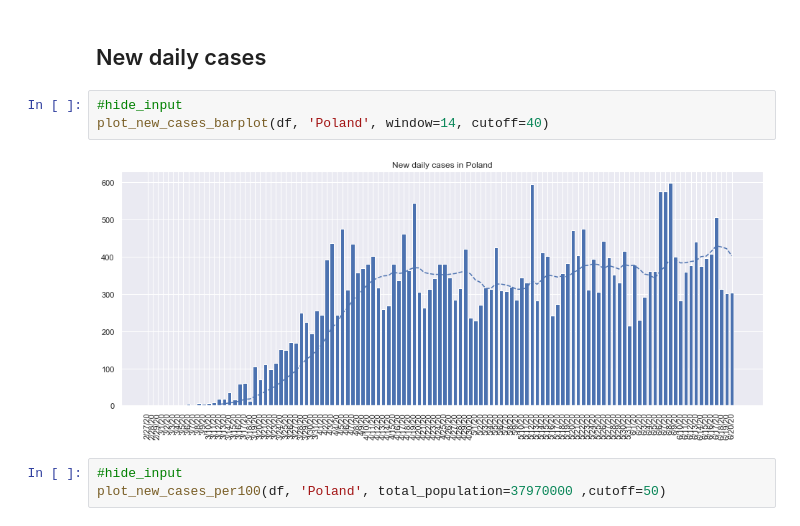
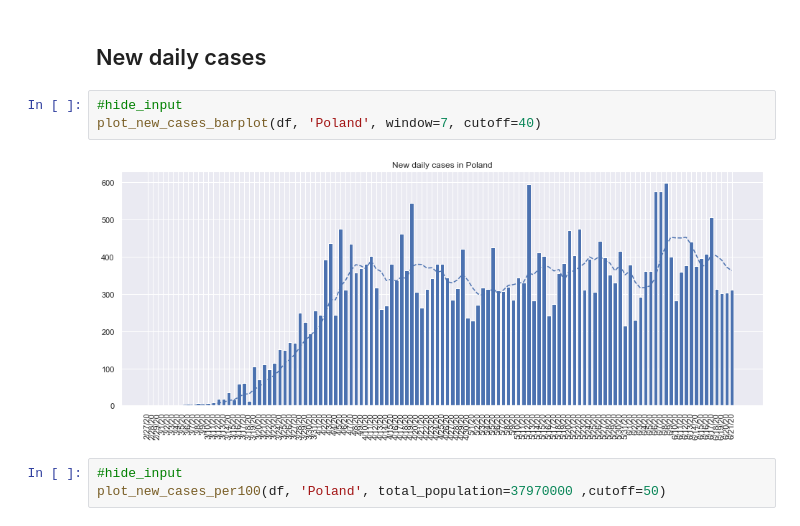
Before and after one commit to IvonaTau/covid19, a Jupyter notebook: _notebooks/2020-03-29-poland.ipynb, the cells around one changed output. Drawn from its saved outputs; the diff is of its cells as text.

```diff
--- a/_notebooks/2020-03-29-poland.ipynb
+++ b/_notebooks/2020-03-29-poland.ipynb
@@ -38,9 +38,9 @@ dt_cols = df.columns[~df.columns.isin(['Province/State', 'Country/Region', 'Lat'
 ## New daily cases
 # %%
 #hide_input
-plot_new_cases_barplot(df, 'Poland', window=14, cutoff=40)
+plot_new_cases_barplot(df, 'Poland', window=7, cutoff=40)
 # %% [output]
-[figure, old version]
+[figure, new version]
 # %%
 #hide_input
 plot_new_cases_per100(df, 'Poland', total_population=37970000 ,cutoff=50)
```
Also changed, not shown: parts of 13 cells of this notebook, 2 other files.
